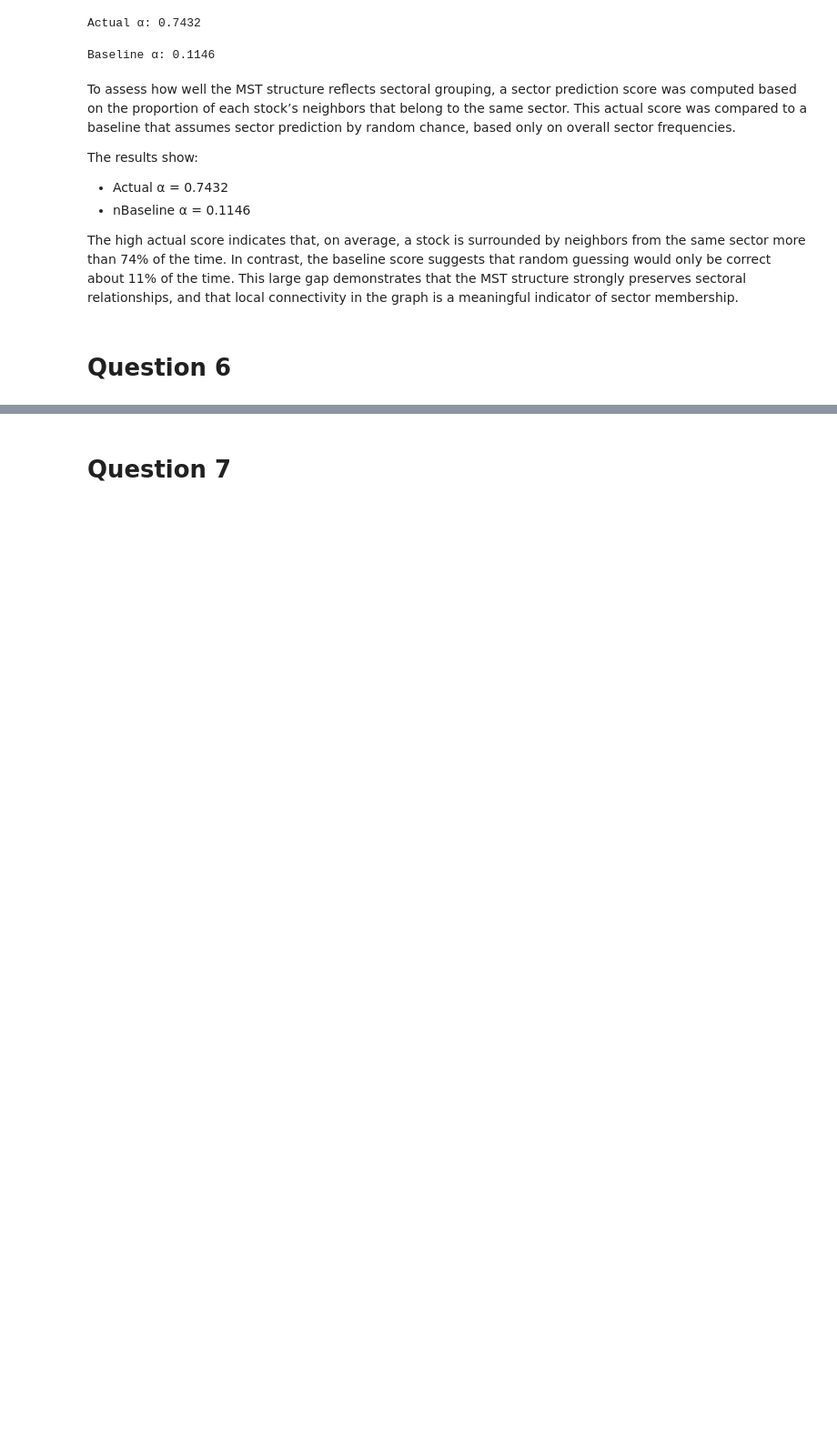
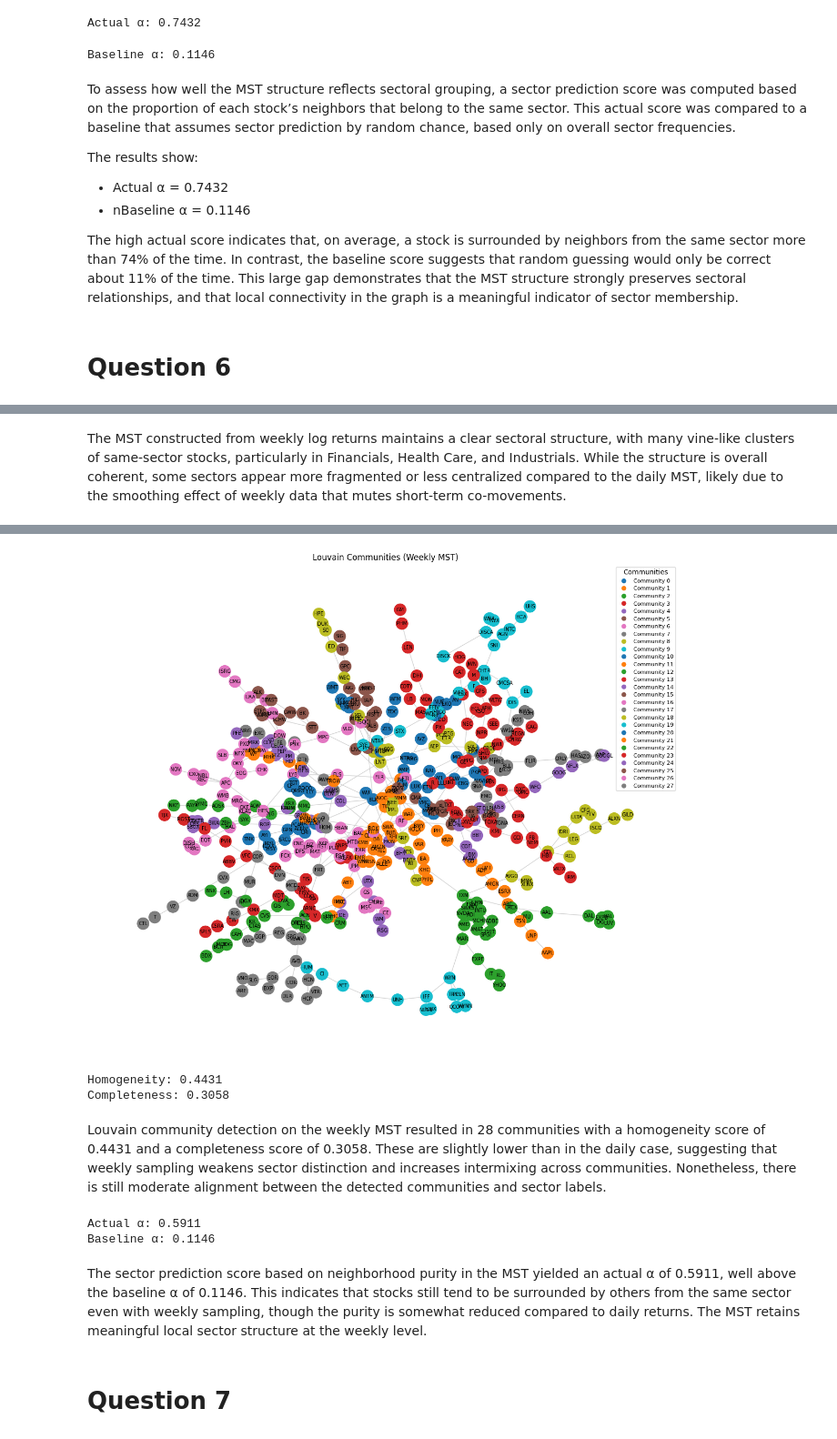
Before and after one commit to kbaseba/232E, a Jupyter notebook: Project_4/ECE232E_Project4_606539982_106405230_106303745.ipynb, the cells around one changed output, grey strips where cells are left out. Shown at 91% size. Saved outputs shown, nothing was run; the diff lists cells and outputs as text; code cells hidden in the pictures; blank space fills up the shorter version.

```diff
--- a/Project_4/ECE232E_Project4_606539982_106405230_106303745.ipynb
+++ b/Project_4/ECE232E_Project4_606539982_106405230_106303745.ipynb
@@ -269,0 +369,40 @@ The high actual score indicates that, on average, a stock is surrounded by neigh
+# %% [markdown]
+The MST constructed from weekly log returns maintains a clear sectoral structure, with many vine-like clusters of same-sector stocks, particularly in Financials, Health Care, and Industrials. While the structure is overall coherent, some sectors appear more fragmented or less centralized compared to the daily MST, likely due to the smoothing effect of weekly data that mutes short-term co-movements.
+# %%
+# Q4
+!pip install python-louvain
+import community as community_louvain
+from sklearn.metrics import homogeneity_score, completeness_score
+
+# Louvain partition
+partition = community_louvain.best_partition(mst)
+nx.set_node_attributes(mst, partition, "community")
+
+# Draw with community colors
+communities = list(set(partition.values()))
+community_colors = {cid: plt.cm.tab10(i % 10) for i, cid in enumerate(communities)}
+node_colors = [community_colors[partition[n]] for n in mst.nodes]
+
+plt.figure(figsize=(12, 10))
+nx.draw(mst, pos,
+        node_color=node_colors,
+        with_labels=True,
+        node_size=300,
+        font_size=7,
+        edge_color='lightgray')
+
+for cid in communities:
+    plt.plot([], [], color=community_colors[cid], marker='o', linestyle='', label=f"Community {cid}")
+plt.legend(fontsize=8, title="Communities")
+plt.title("Louvain Communities (Weekly MST)")
+plt.axis("off")
+plt.show()
+
+# Compute homogeneity and completeness
+true_labels = [mst.nodes[n]['sector'] for n in mst.nodes]
+pred_labels = [partition[n] for n in mst.nodes]
+h = homogeneity_score(true_labels, pred_labels)
+c = completeness_score(true_labels, pred_labels)
+print(f"Homogeneity: {h:.4f}")
+print(f"Completeness: {c:.4f}")
+# %% [output]
@@ -270,2 +412,36 @@ The high actual score indicates that, on average, a stock is surrounded by neigh
+[figure, added]
+Homogeneity: 0.4431
+Completeness: 0.3058
+# %% [markdown]
+Louvain community detection on the weekly MST resulted in 28 communities with a homogeneity score of 0.4431 and a completeness score of 0.3058. These are slightly lower than in the daily case, suggesting that weekly sampling weakens sector distinction and increases intermixing across communities. Nonetheless, there is still moderate alignment between the detected communities and sector labels.
+# %%
+# Q5
+from collections import Counter
+
+# Actual α
+correct_ratios = []
+for node in mst.nodes():
+    neighbors = list(mst.neighbors(node))
+    if not neighbors:
+        continue
+    sector = mst.nodes[node]["sector"]
+    same_sector_count = sum(mst.nodes[n]["sector"] == sector for n in neighbors)
+    correct_ratios.append(same_sector_count / len(neighbors))
+
+alpha_actual = np.mean(correct_ratios)
+
+# Baseline α
+sector_counts = Counter([mst.nodes[n]['sector'] for n in mst.nodes()])
+total_nodes = len(mst.nodes())
+baseline_ratios = [sector_counts[mst.nodes[n]['sector']] / total_nodes for n in mst.nodes()]
+alpha_baseline = np.mean(baseline_ratios)
+
+print(f"Actual α: {alpha_actual:.4f}")
+print(f"Baseline α: {alpha_baseline:.4f}")
+# %% [output]
+Actual α: 0.5911
+Baseline α: 0.1146
+# %% [markdown]
+The sector prediction score based on neighborhood purity in the MST yielded an actual α of 0.5911, well above the baseline α of 0.1146. This indicates that stocks still tend to be surrounded by others from the same sector even with weekly sampling, though the purity is somewhat reduced compared to daily returns. The MST retains meaningful local sector structure at the weekly level.
 # %% [markdown]
 # Question 7
```
Also changed, not shown: parts of 16 cells of this notebook.
